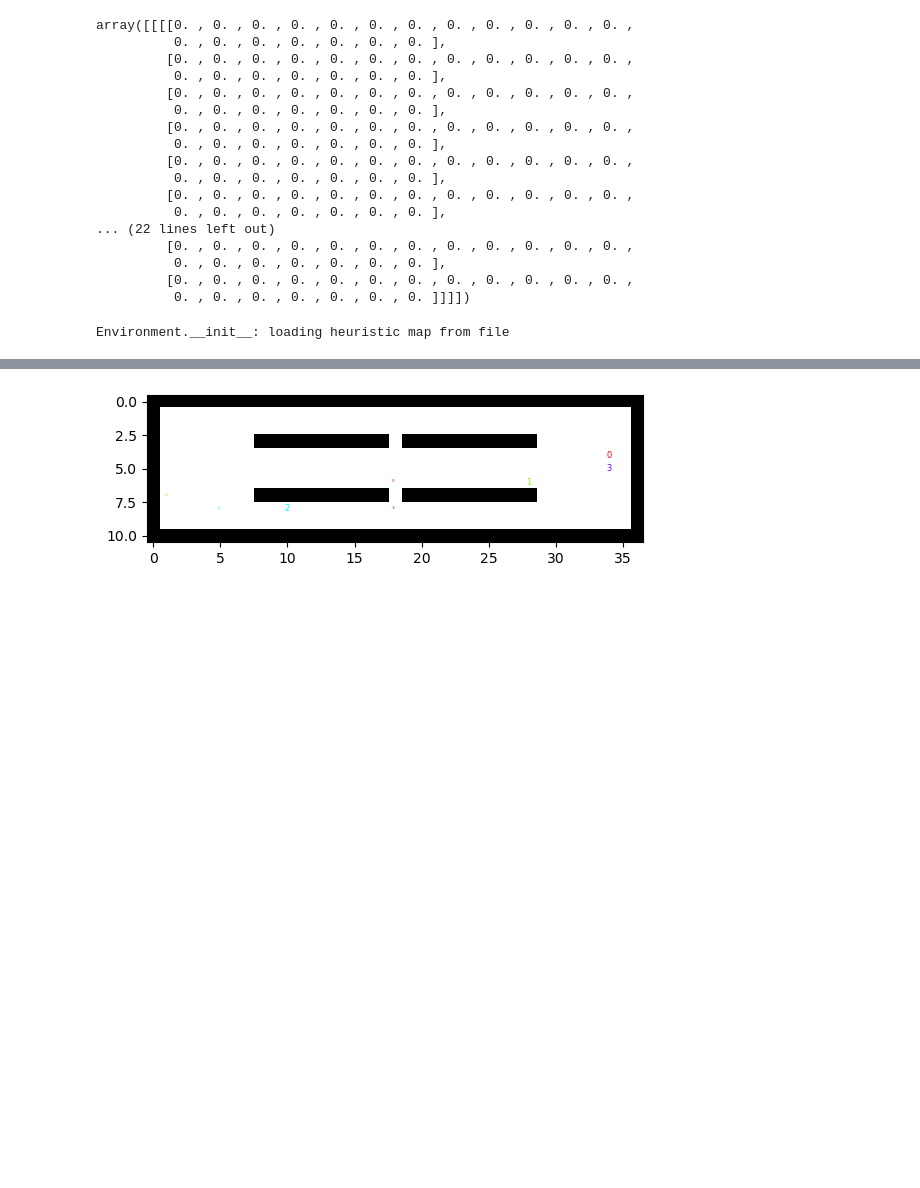
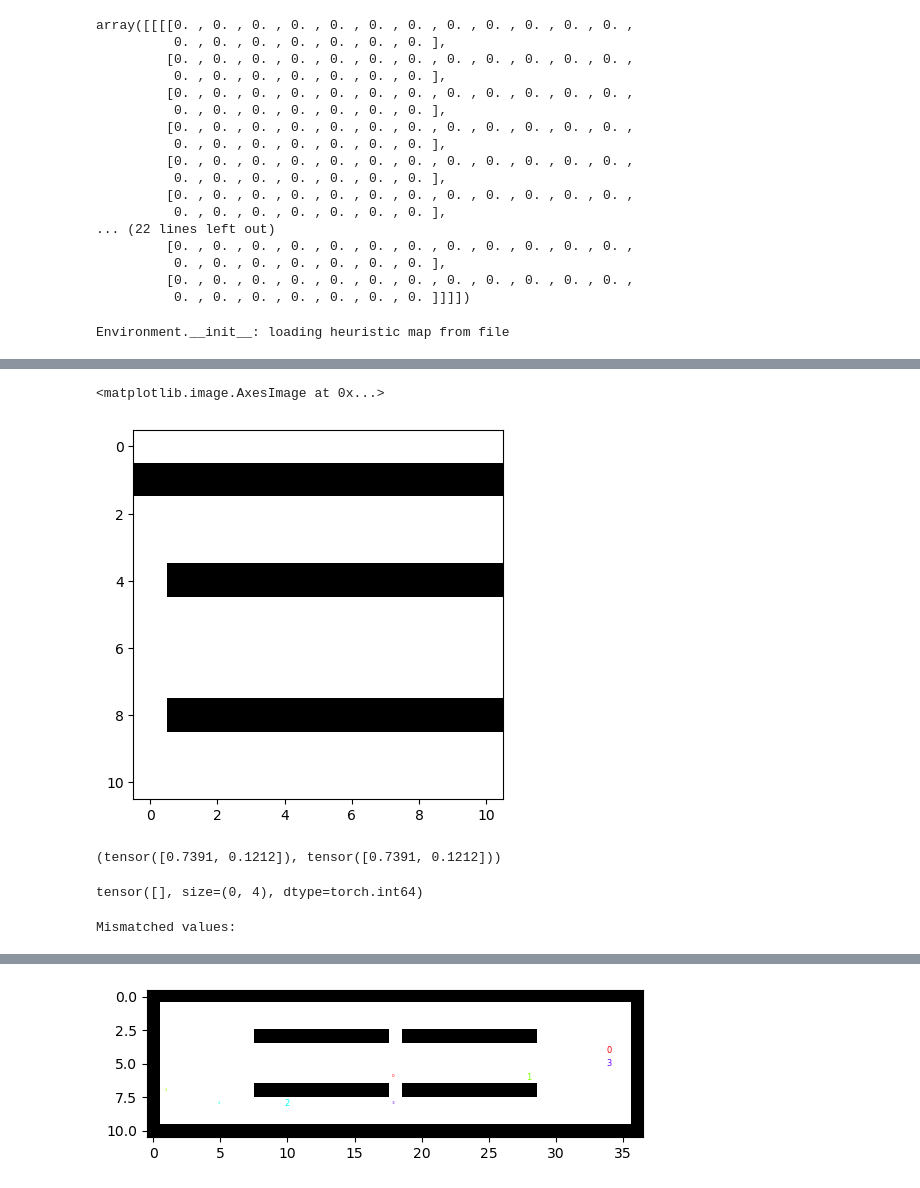
Before and after one commit to ervsam/congenial-lamp, a Jupyter notebook: DELETE.ipynb, the cells around one changed output, grey strips where cells are left out. Cells and saved outputs as stored; diff of their text form; code cells hidden in the pictures; blank space fills up the shorter version.

```diff
--- a/DELETE.ipynb
+++ b/DELETE.ipynb
@@ -266,0 +378,26 @@ torch.Size([4, 8, 11, 11])
+# %%
+plt.imshow(obs[0][0], cmap='gray_r')
+# %% [output]
+<matplotlib.image.AxesImage at 0x...>
+[figure, added]
+# %%
+module_obs[0, 7, 0, 0:2], obs[0, 7, 0, 0:2]
+# %% [output]
+(tensor([0.7391, 0.1212]), tensor([0.7391, 0.1212]))
+# %%
+# Boolean mask of mismatches
+mismatch_mask = module_obs != obs
+
+# Get indices where values differ
+mismatch_indices = torch.nonzero(mismatch_mask, as_tuple=False)
+
+print(mismatch_indices)
+# %% [output]
+tensor([], size=(0, 4), dtype=torch.int64)
+# %%
+# Print the mismatched values
+print("Mismatched values:")
+for index in mismatch_indices:
+    print(f"Index: {index}, Module Obs: {module_obs[index[0], index[1], index[2], index[3]]}, Env Obs: {obs[index[0], index[1], index[2], index[3]]}")
+# %% [output]
+Mismatched values:
```
Also changed, not shown: parts of 9 cells of this notebook, 4 other files.
